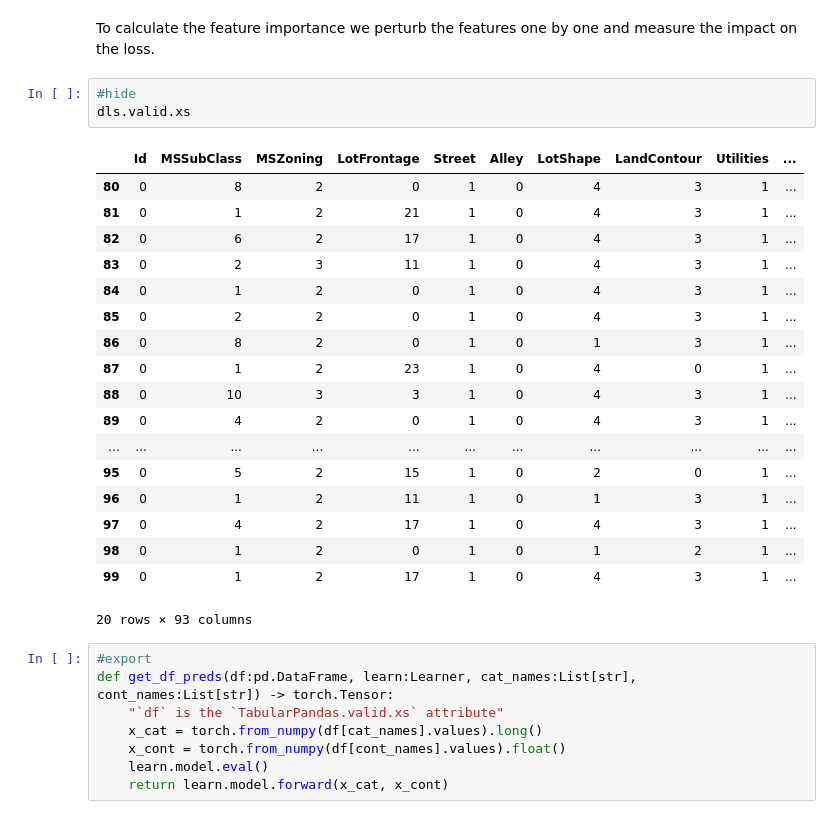
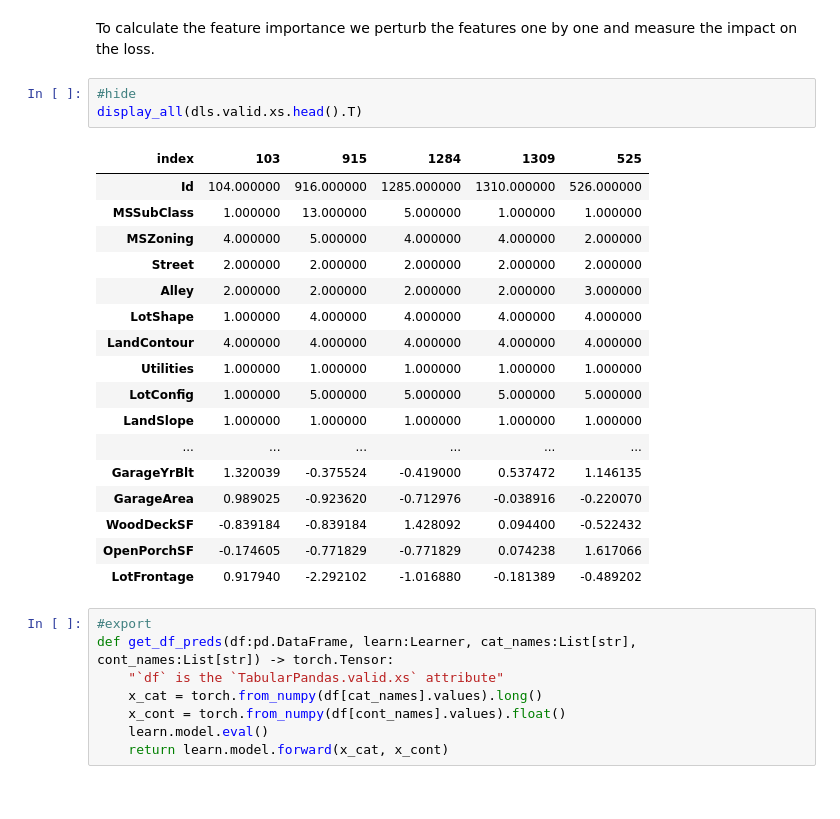
Before and after one commit to eschmidt42/kaggle_house_prices, a Jupyter notebook: notebooks/03_model_inspection.ipynb, the cells around one changed output. Saved outputs shown, nothing was run; the diff lists cells and outputs as text.

```diff
--- a/notebooks/03_model_inspection.ipynb
+++ b/notebooks/03_model_inspection.ipynb
@@ -62,26 +62,25 @@ learn.load("model-final")
 To calculate the feature importance we perturb the features one by one and measure the impact on the loss.
 # %%
 #hide
-dls.valid.xs
+display_all(dls.valid.xs.head().T)
 # %% [output]
-|  | Id | MSSubClass | MSZoning | LotFrontage | Street | Alley | LotShape | LandContour | Utilities | ... |
-| 80 | 0 | 8 | 2 | 0 | 1 | 0 | 4 | 3 | 1 | ... |
-| 81 | 0 | 1 | 2 | 21 | 1 | 0 | 4 | 3 | 1 | ... |
-| 82 | 0 | 6 | 2 | 17 | 1 | 0 | 4 | 3 | 1 | ... |
-| 83 | 0 | 2 | 3 | 11 | 1 | 0 | 4 | 3 | 1 | ... |
-| 84 | 0 | 1 | 2 | 0 | 1 | 0 | 4 | 3 | 1 | ... |
-| 85 | 0 | 2 | 2 | 0 | 1 | 0 | 4 | 3 | 1 | ... |
-| 86 | 0 | 8 | 2 | 0 | 1 | 0 | 1 | 3 | 1 | ... |
-| 87 | 0 | 1 | 2 | 23 | 1 | 0 | 4 | 0 | 1 | ... |
-| 88 | 0 | 10 | 3 | 3 | 1 | 0 | 4 | 3 | 1 | ... |
-| 89 | 0 | 4 | 2 | 0 | 1 | 0 | 4 | 3 | 1 | ... |
-| ... | ... | ... | ... | ... | ... | ... | ... | ... | ... | ... |
-| 95 | 0 | 5 | 2 | 15 | 1 | 0 | 2 | 0 | 1 | ... |
-| 96 | 0 | 1 | 2 | 11 | 1 | 0 | 1 | 3 | 1 | ... |
-| 97 | 0 | 4 | 2 | 17 | 1 | 0 | 4 | 3 | 1 | ... |
-| 98 | 0 | 1 | 2 | 0 | 1 | 0 | 1 | 2 | 1 | ... |
-| 99 | 0 | 1 | 2 | 17 | 1 | 0 | 4 | 3 | 1 | ... |
+| index | 103 | 915 | 1284 | 1309 | 525 |
+| Id | 104.000000 | 916.000000 | 1285.000000 | 1310.000000 | 526.000000 |
+| MSSubClass | 1.000000 | 13.000000 | 5.000000 | 1.000000 | 1.000000 |
+| MSZoning | 4.000000 | 5.000000 | 4.000000 | 4.000000 | 2.000000 |
+| Street | 2.000000 | 2.000000 | 2.000000 | 2.000000 | 2.000000 |
+| Alley | 2.000000 | 2.000000 | 2.000000 | 2.000000 | 3.000000 |
+| LotShape | 1.000000 | 4.000000 | 4.000000 | 4.000000 | 4.000000 |
+| LandContour | 4.000000 | 4.000000 | 4.000000 | 4.000000 | 4.000000 |
+| Utilities | 1.000000 | 1.000000 | 1.000000 | 1.000000 | 1.000000 |
+| LotConfig | 1.000000 | 5.000000 | 5.000000 | 5.000000 | 5.000000 |
+| LandSlope | 1.000000 | 1.000000 | 1.000000 | 1.000000 | 1.000000 |
+| ... | ... | ... | ... | ... | ... |
+| GarageYrBlt | 1.320039 | -0.375524 | -0.419000 | 0.537472 | 1.146135 |
+| GarageArea | 0.989025 | -0.923620 | -0.712976 | -0.038916 | -0.220070 |
+| WoodDeckSF | -0.839184 | -0.839184 | 1.428092 | 0.094400 | -0.522432 |
+| OpenPorchSF | -0.174605 | -0.771829 | -0.771829 | 0.074238 | 1.617066 |
+| LotFrontage | 0.917940 | -2.292102 | -1.016880 | -0.181389 | -0.489202 |
-20 rows × 93 columns
 # %%
 #export
 def get_df_preds(df:pd.DataFrame, learn:Learner, cat_names:List[str], cont_names:List[str]) -> torch.Tensor:
```
Also changed, not shown: parts of 27 cells of this notebook.
